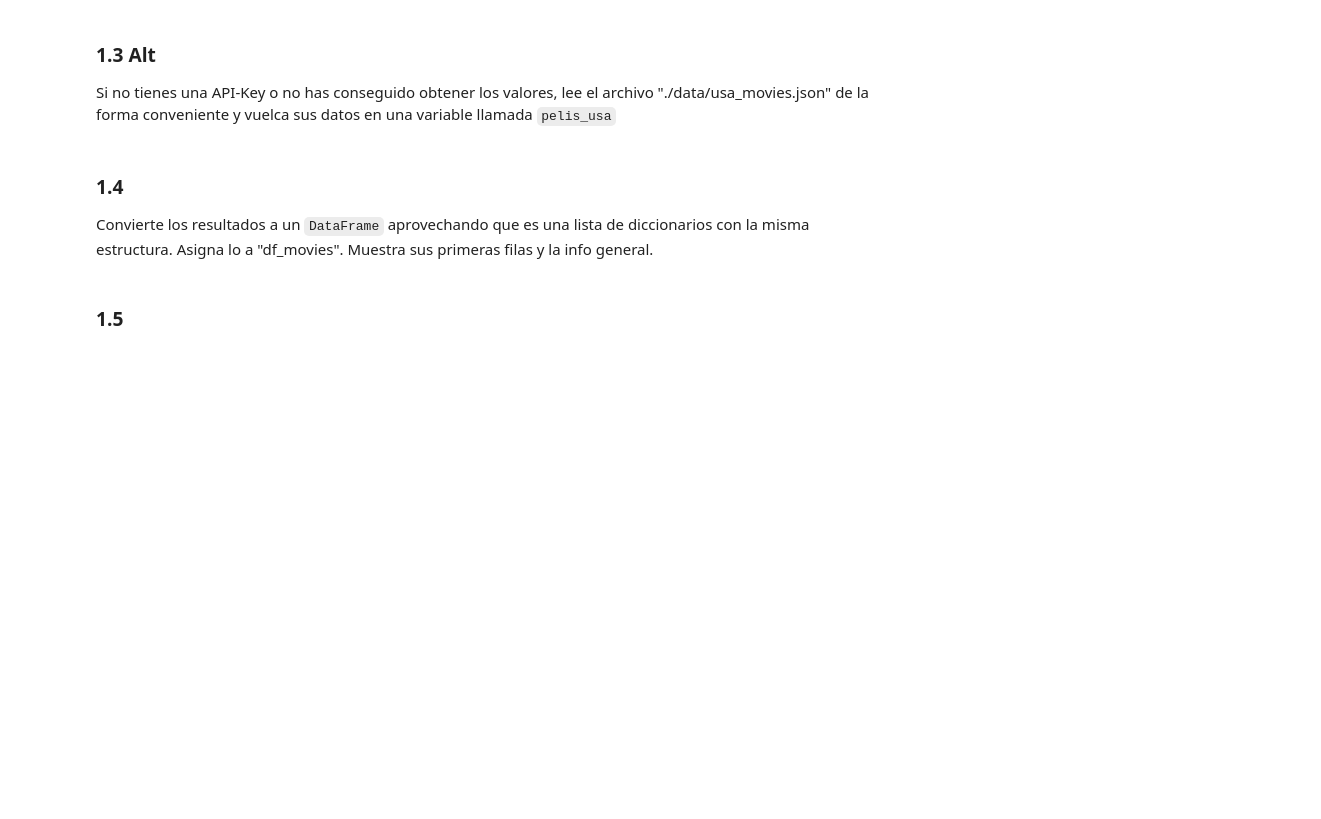
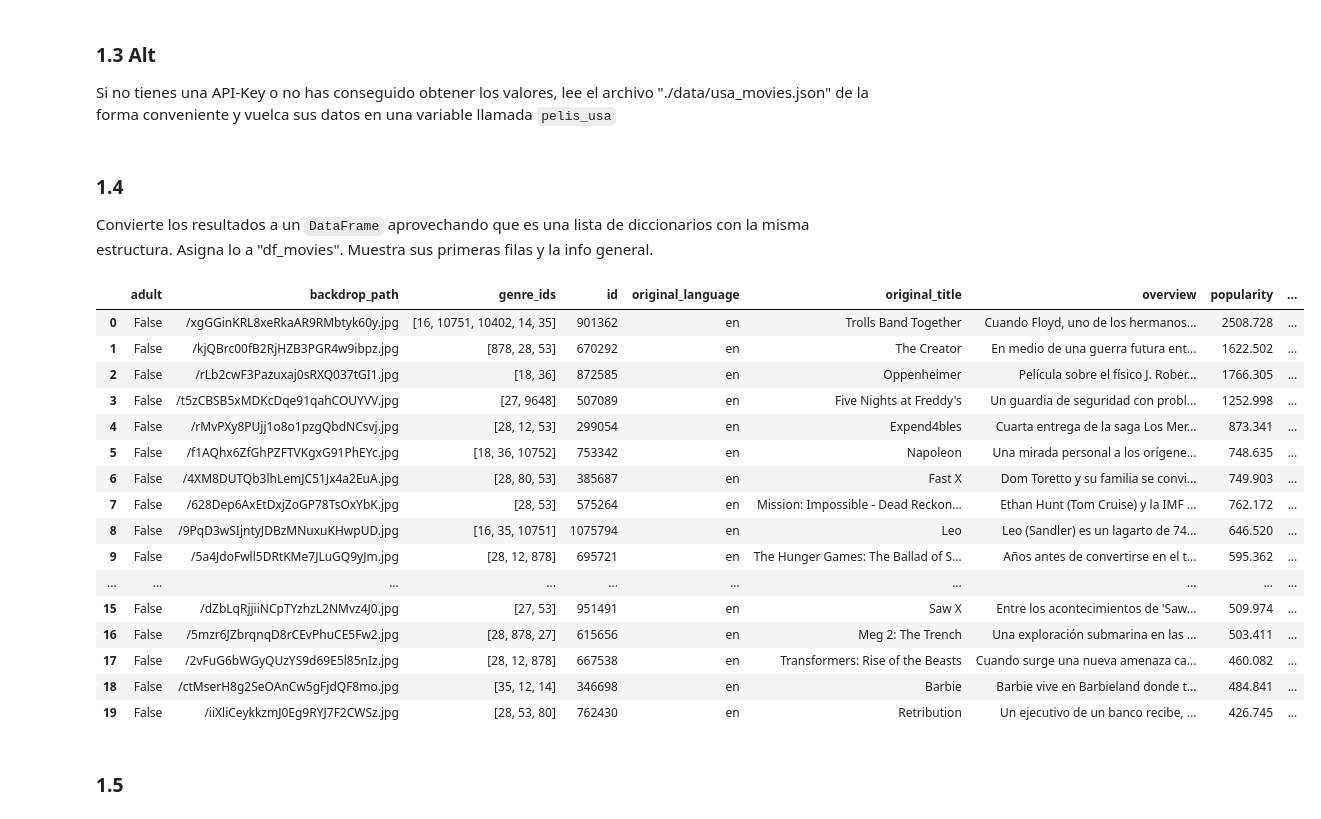
Before and after one commit to njisly/online_ds_thebridge_Nur, a Jupyter notebook: ejercicios/03_Analisis_de_Datos/Sprint_06/Unidad_02/Practica_Obligatoria/18_Practica_Obligatoria_Scraping_API.ipynb, the cells around one changed output. Cells and saved outputs as stored; diff of their text form; code cells hidden in the pictures; blank space fills up the shorter version.

```diff
--- a/ejercicios/03_Analisis_de_Datos/Sprint_06/Unidad_02/Practica_Obligatoria/18_Practica_Obligatoria_Scraping_API.ipynb
+++ b/ejercicios/03_Analisis_de_Datos/Sprint_06/Unidad_02/Practica_Obligatoria/18_Practica_Obligatoria_Scraping_API.ipynb
@@ -84,10 +121,35 @@ Escribe el código de respuesta y su explicación. Vuelca los datos de la respue
 ### 1.3 Alt
 
 Si no tienes una API-Key o no has conseguido obtener los valores, lee el archivo "./data/usa_movies.json" de la forma conveniente y vuelca sus datos en una variable llamada `pelis_usa`
+# %%
+import json
+with open("./data/usa_movies.json") as f:
+    pelis_usa = json.load(f)
 # %% [markdown]
 ### 1.4
 
 Convierte los resultados a un `DataFrame` aprovechando que es una lista de diccionarios con la misma estructura. Asigna lo a "df_movies". Muestra sus primeras filas y la info general.
+# %%
+df_movies = pd.DataFrame(pelis_usa)
+df_movies
+# %% [output]
+|  | adult | backdrop_path | genre_ids | id | original_language | original_title | overview | popularity | ... |
+| 0 | False | /xgGGinKRL8xeRkaAR9RMbtyk60y.jpg | [16, 10751, 10402, 14, 35] | 901362 | en | Trolls Band Together | Cuando Floyd, uno de los hermanos... | 2508.728 | ... |
+| 1 | False | /kjQBrc00fB2RjHZB3PGR4w9ibpz.jpg | [878, 28, 53] | 670292 | en | The Creator | En medio de una guerra futura ent... | 1622.502 | ... |
+| 2 | False | /rLb2cwF3Pazuxaj0sRXQ037tGI1.jpg | [18, 36] | 872585 | en | Oppenheimer | Película sobre el físico J. Rober... | 1766.305 | ... |
+| 3 | False | /t5zCBSB5xMDKcDqe91qahCOUYVV.jpg | [27, 9648] | 507089 | en | Five Nights at Freddy's | Un guardia de seguridad con probl... | 1252.998 | ... |
+| 4 | False | /rMvPXy8PUjj1o8o1pzgQbdNCsvj.jpg | [28, 12, 53] | 299054 | en | Expend4bles | Cuarta entrega de la saga Los Mer... | 873.341 | ... |
+| 5 | False | /f1AQhx6ZfGhPZFTVKgxG91PhEYc.jpg | [18, 36, 10752] | 753342 | en | Napoleon | Una mirada personal a los orígene... | 748.635 | ... |
+| 6 | False | /4XM8DUTQb3lhLemJC51Jx4a2EuA.jpg | [28, 80, 53] | 385687 | en | Fast X | Dom Toretto y su familia se convi... | 749.903 | ... |
+| 7 | False | /628Dep6AxEtDxjZoGP78TsOxYbK.jpg | [28, 53] | 575264 | en | Mission: Impossible - Dead Reckon... | Ethan Hunt (Tom Cruise) y la IMF ... | 762.172 | ... |
+| 8 | False | /9PqD3wSIjntyJDBzMNuxuKHwpUD.jpg | [16, 35, 10751] | 1075794 | en | Leo | Leo (Sandler) es un lagarto de 74... | 646.520 | ... |
+| 9 | False | /5a4JdoFwll5DRtKMe7JLuGQ9yJm.jpg | [28, 12, 878] | 695721 | en | The Hunger Games: The Ballad of S... | Años antes de convertirse en el t... | 595.362 | ... |
+| ... | ... | ... | ... | ... | ... | ... | ... | ... | ... |
+| 15 | False | /dZbLqRjjiiNCpTYzhzL2NMvz4J0.jpg | [27, 53] | 951491 | en | Saw X | Entre los acontecimientos de 'Saw... | 509.974 | ... |
+| 16 | False | /5mzr6JZbrqnqD8rCEvPhuCE5Fw2.jpg | [28, 878, 27] | 615656 | en | Meg 2: The Trench | Una exploración submarina en las ... | 503.411 | ... |
+| 17 | False | /2vFuG6bWGyQUzYS9d69E5l85nIz.jpg | [28, 12, 878] | 667538 | en | Transformers: Rise of the Beasts | Cuando surge una nueva amenaza ca... | 460.082 | ... |
+| 18 | False | /ctMserH8g2SeOAnCw5gFjdQF8mo.jpg | [35, 12, 14] | 346698 | en | Barbie | Barbie vive en Barbieland donde t... | 484.841 | ... |
+| 19 | False | /iiXliCeykkzmJ0Eg9RYJ7F2CWSz.jpg | [28, 53, 80] | 762430 | en | Retribution | Un ejecutivo de un banco recibe, ... | 426.745 | ... |
 # %% [markdown]
 ### 1.5
 # %% [markdown]
```
Also changed, not shown: parts of 24 cells of this notebook.
